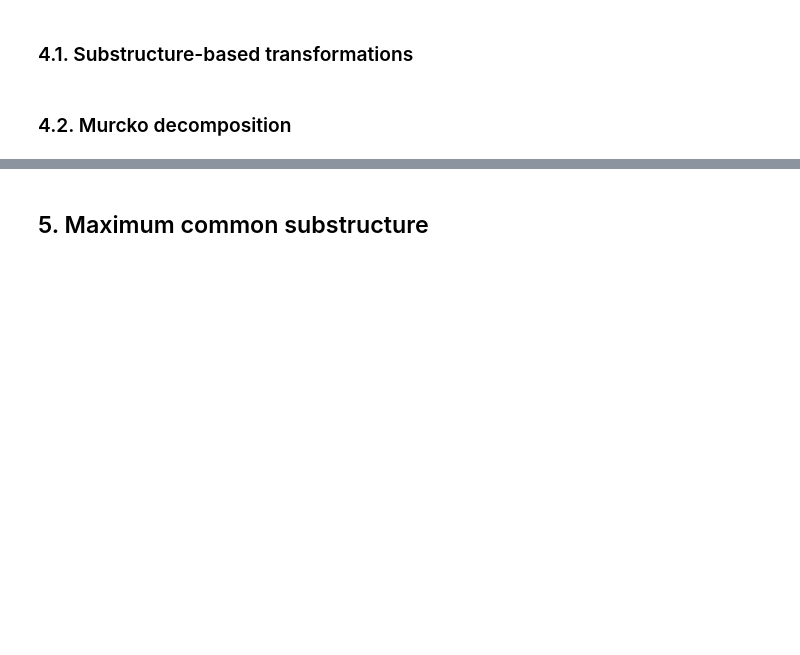
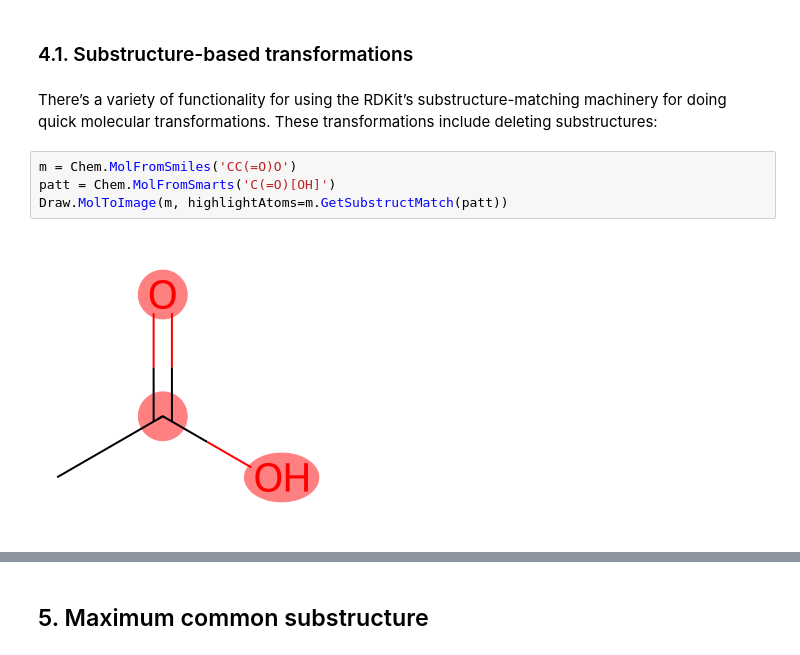
Before and after one commit to wehs7661/demos_hub, a Jupyter notebook: notebooks/RDKit.ipynb, the cells around one changed output, grey strips where cells are left out. Drawn from its saved outputs; the diff is of its cells as text; blank space fills up the shorter version.

```diff
--- a/notebooks/RDKit.ipynb
+++ b/notebooks/RDKit.ipynb
@@ -770,4 +850,10 @@ There might have been a bug in the option `returnPNG` in `Draw.MolsToGridImage()
 # %% [markdown]
 ### 4.1. Substructure-based transformations
-# %% [markdown]
-### 4.2. Murcko decomposition
+# %% [markdown]
+There’s a variety of functionality for using the RDKit’s substructure-matching machinery for doing quick molecular transformations. These transformations include deleting substructures:
+# %%
+m = Chem.MolFromSmiles('CC(=O)O')
+patt = Chem.MolFromSmarts('C(=O)[OH]')
+Draw.MolToImage(m, highlightAtoms=m.GetSubstructMatch(patt))
+# %% [output]
+[figure, added]
```
Also changed, not shown: parts of 54 cells of this notebook, 1 other file.
